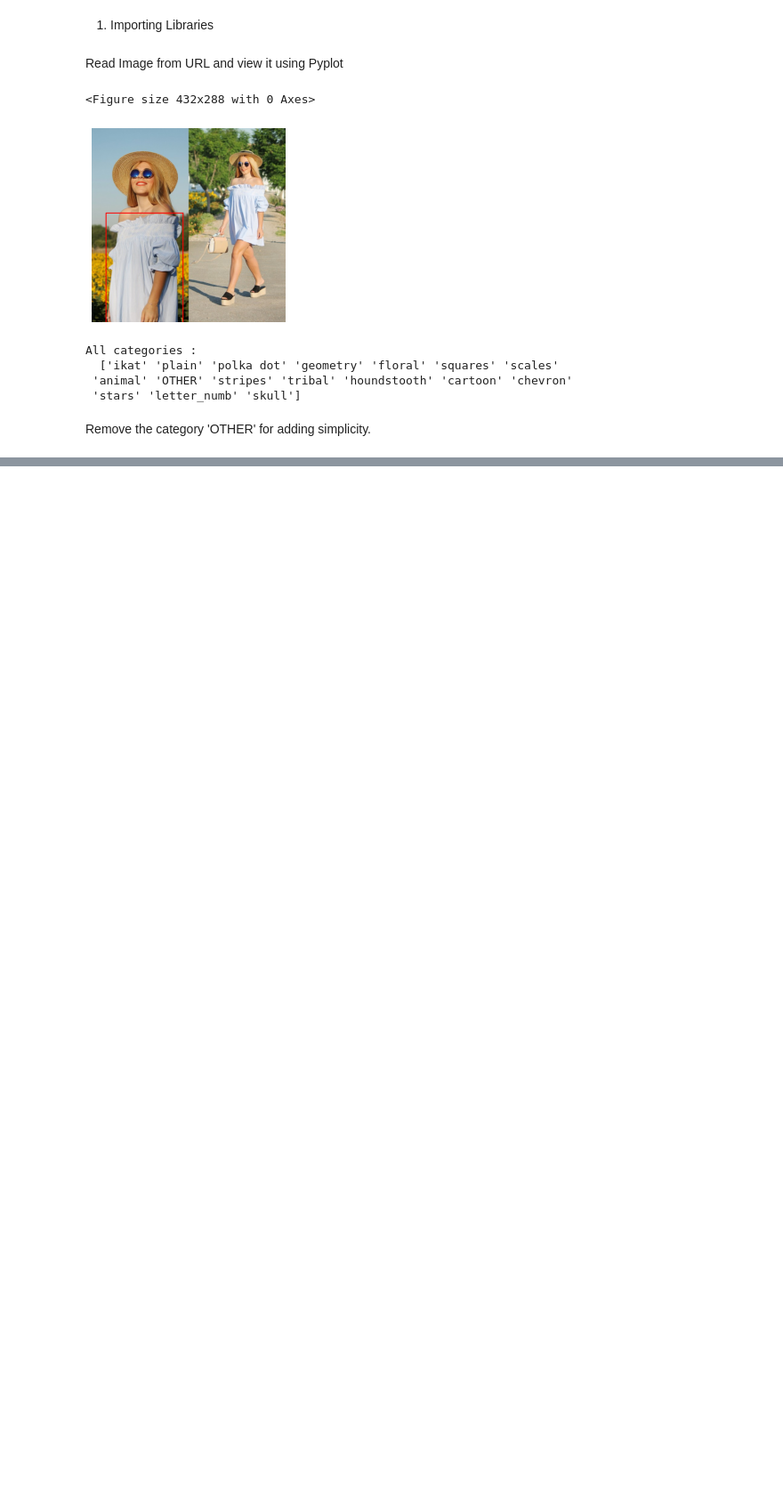
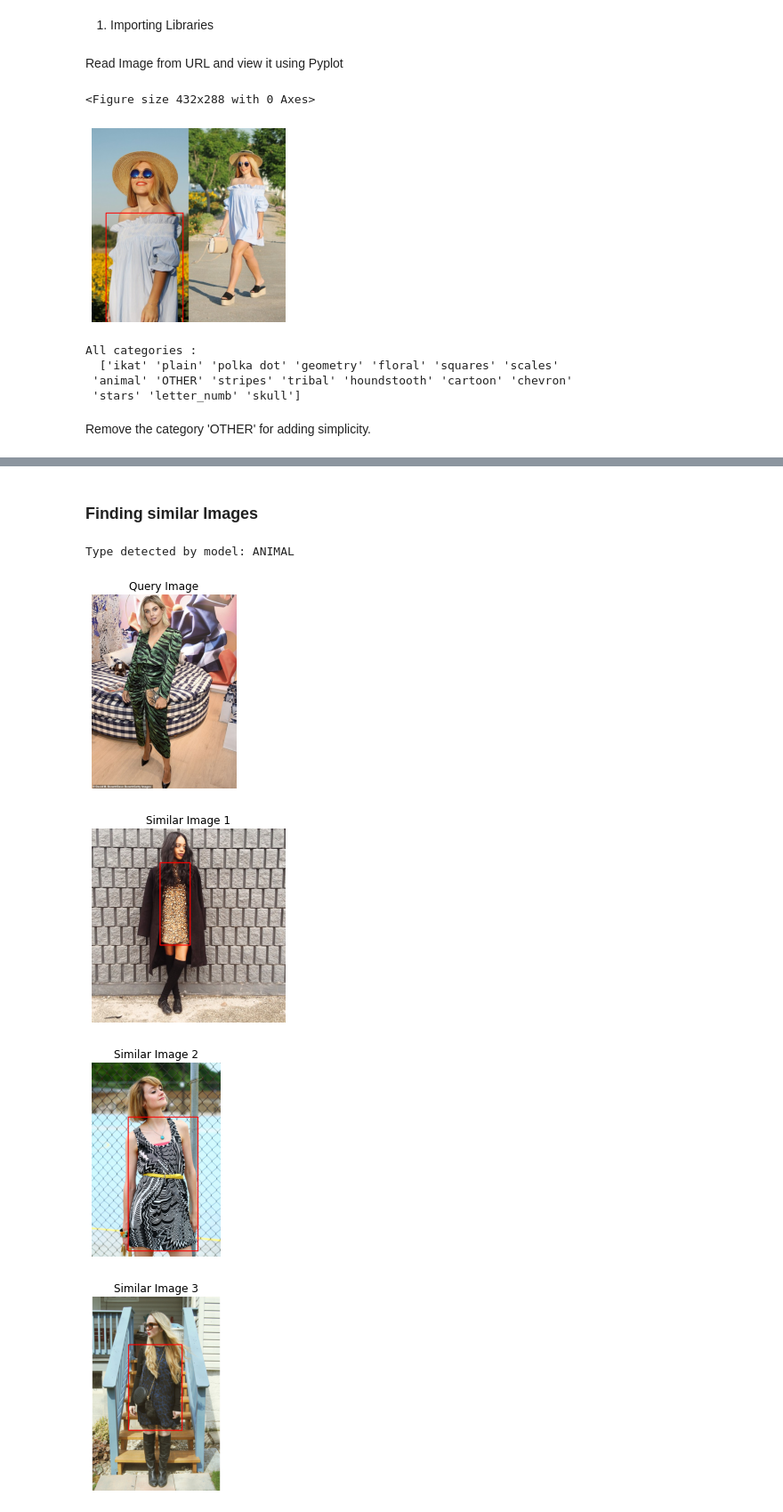
Before and after one commit to Chibili/Freelance_Projects, a Jupyter notebook: Image Classification via CNN.ipynb, the cells around one changed output, grey strips where cells are left out. Shown at 89% size. Saved outputs shown, nothing was run; the diff lists cells and outputs as text; code cells hidden in the pictures; blank space fills up the shorter version.

```diff
--- a/Image Classification via CNN.ipynb
+++ b/Image Classification via CNN.ipynb
@@ -77,0 +394,6 @@ Remove the category 'OTHER' for adding simplicity.
+# %%
+#Run model on the held-out test set
+
+model = load_model('model.hdf5')
+score = model.evaluate(X_test, Y_test, verbose=0)
+print('Accuracy over the test set: \n ', round((score[1]*100), 2), '%')
@@ -77,0 +428,43 @@ Remove the category 'OTHER' for adding simplicity.
+# %% [markdown]
+### Finding similar Images
+# %%
+def find_similar_images(image_url, no_of_images):
+
+  """
+  Takes in an image_url, and number of similar images needed.
+  Model makes prediction on the dress category in the image
+  The original image and desired number of similar images from the dataset are plotted
+  """
+
+  X_query = image_processing(image_url)
+  X_query = X_query/255
+  X_query = X_query.reshape(1, 100, 100, 1)
+  Y_query = np.round(model.predict(X_query))
+  i = np.where(Y_query == 1)[0].sum()
+  print('Type detected by model:', encoder.classes_[i].upper())
+  df_req = df.loc[ df['category'] == encoder.classes_[i]]
+  df_req = df_req.reset_index(drop=True)
+
+  if no_of_images > len(df_req):
+    return(print('number of images needed are more than similar images in the dataset'))
+
+  plt.figure()
+  show_image_from_url(image_url)
+  plt.title('Query Image')
+
+  c = 1
+  np.random.seed(13)
+  for j in np.random.randint(0, len(df_req), no_of_images):
+    plt.figure()
+    url = df_req['image_url'].iloc[j]
+    show_image_from_url(url)
+    plt.title('Similar Image {}'.format(c))
+    c += 1
+# %%
+find_similar_images('https://i.dailymail.co.uk/1s/2018/11/06/23/5855600-6360713-Ashley_James_stuns_in_emerald_green_animal_print_dress_at_glitzy-a-123_1541546195058.jpg', 5)
+# %% [output]
+Type detected by model: ANIMAL
+[figure, added]
+[figure, added]
+[figure, added]
+[figure, added]
```
Also changed, not shown: parts of 26 cells of this notebook.
